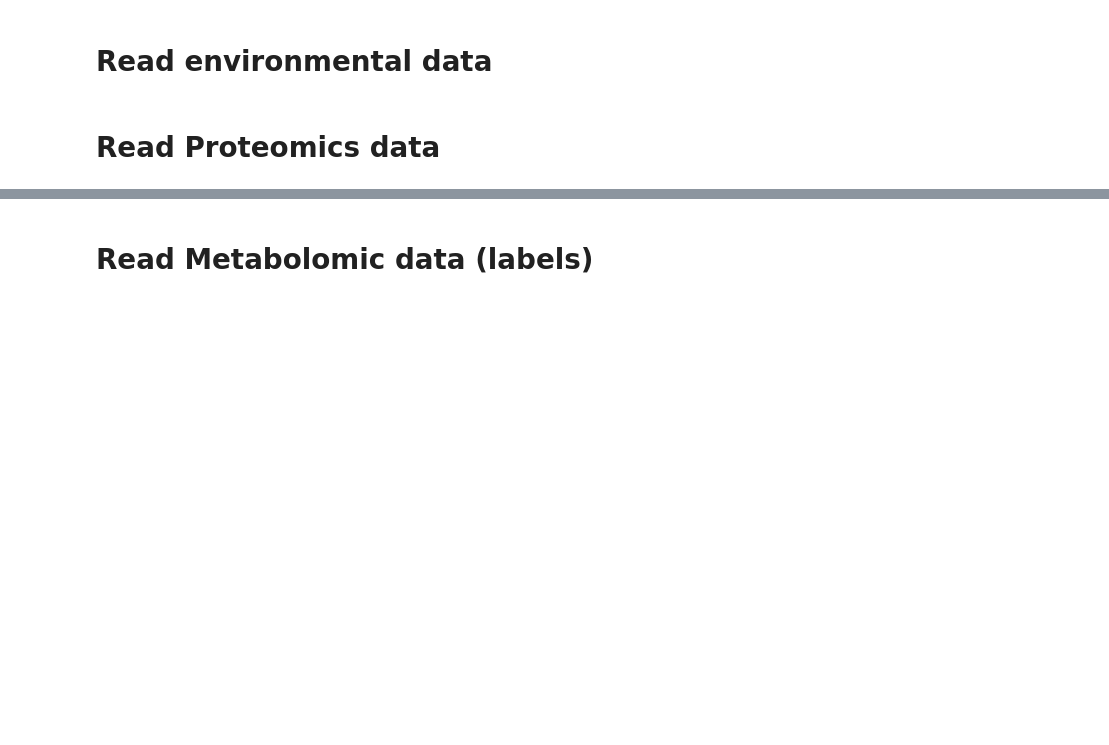
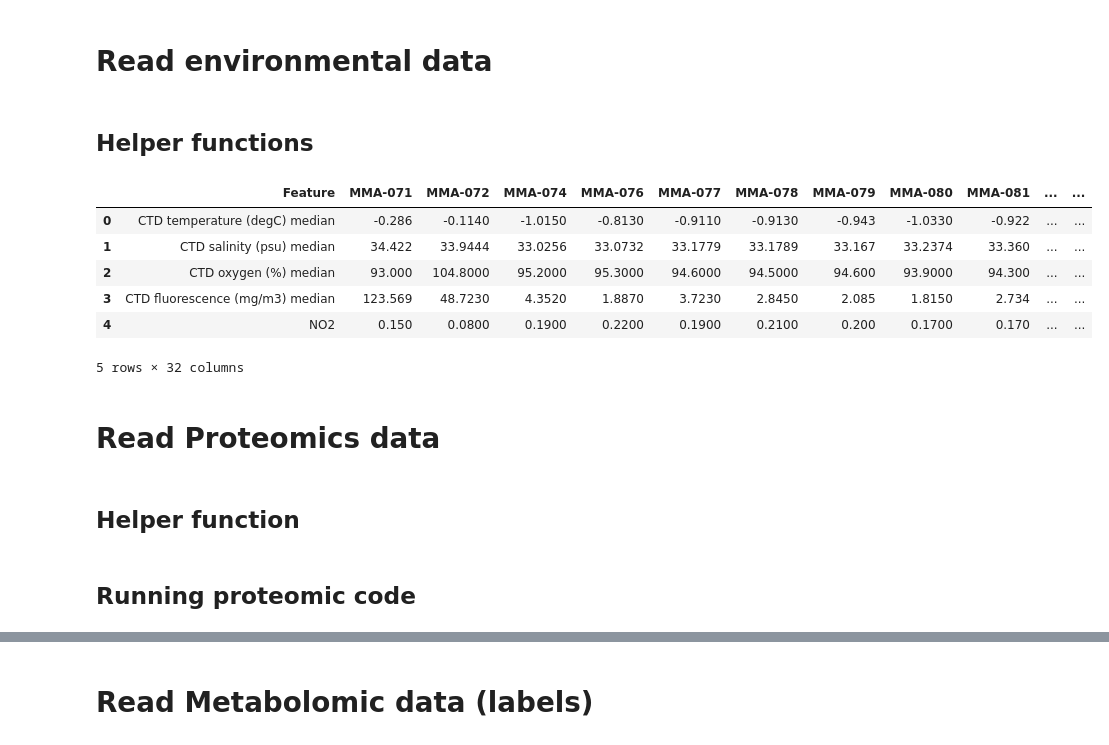
Before and after one commit to oramar1256/OMGeEP_AECO_Hackathon, a Jupyter notebook: OMGeEP_AECO_Hackathon.ipynb, the cells around one changed output, grey strips where cells are left out. Saved outputs shown, nothing was run; the diff lists cells and outputs as text; code cells hidden in the pictures; blank space fills up the shorter version.

```diff
--- a/OMGeEP_AECO_Hackathon.ipynb
+++ b/OMGeEP_AECO_Hackathon.ipynb
@@ -178,4 +224,22 @@ wedd_gen_df = read_genomic_data(genomic_data_path='ifbdata/atlanteco_hack/MetaGe
 # %% [markdown]
 # Read environmental data
+# %% [markdown]
+## Helper functions
+# %%
+def read_env_data(env_data_csv_path:str) -> pd.DataFrame:
+    return pd.read_csv(env_data_csv_path)
+# %%
+env_df = read_env_data('machine_ready_env.csv')
+env_df.head()
+# %% [output]
+|  | Feature | MMA-071 | MMA-072 | MMA-074 | MMA-076 | MMA-077 | MMA-078 | MMA-079 | MMA-080 | MMA-081 | ... | ... |
+| 0 | CTD temperature (degC) median | -0.286 | -0.1140 | -1.0150 | -0.8130 | -0.9110 | -0.9130 | -0.943 | -1.0330 | -0.922 | ... | ... |
+| 1 | CTD salinity (psu) median | 34.422 | 33.9444 | 33.0256 | 33.0732 | 33.1779 | 33.1789 | 33.167 | 33.2374 | 33.360 | ... | ... |
+| 2 | CTD oxygen (%) median | 93.000 | 104.8000 | 95.2000 | 95.3000 | 94.6000 | 94.5000 | 94.600 | 93.9000 | 94.300 | ... | ... |
+| 3 | CTD fluorescence (mg/m3) median | 123.569 | 48.7230 | 4.3520 | 1.8870 | 3.7230 | 2.8450 | 2.085 | 1.8150 | 2.734 | ... | ... |
+| 4 | NO2 | 0.150 | 0.0800 | 0.1900 | 0.2200 | 0.1900 | 0.2100 | 0.200 | 0.1700 | 0.170 | ... | ... |
+5 rows × 32 columns
 # %% [markdown]
 # Read Proteomics data
+# %% [markdown]
+## Helper function
@@ -181,0 +252,2 @@ wedd_gen_df = read_genomic_data(genomic_data_path='ifbdata/atlanteco_hack/MetaGe
+# %% [markdown]
+## Running proteomic code
```
Also changed, not shown: parts of 47 cells of this notebook.
